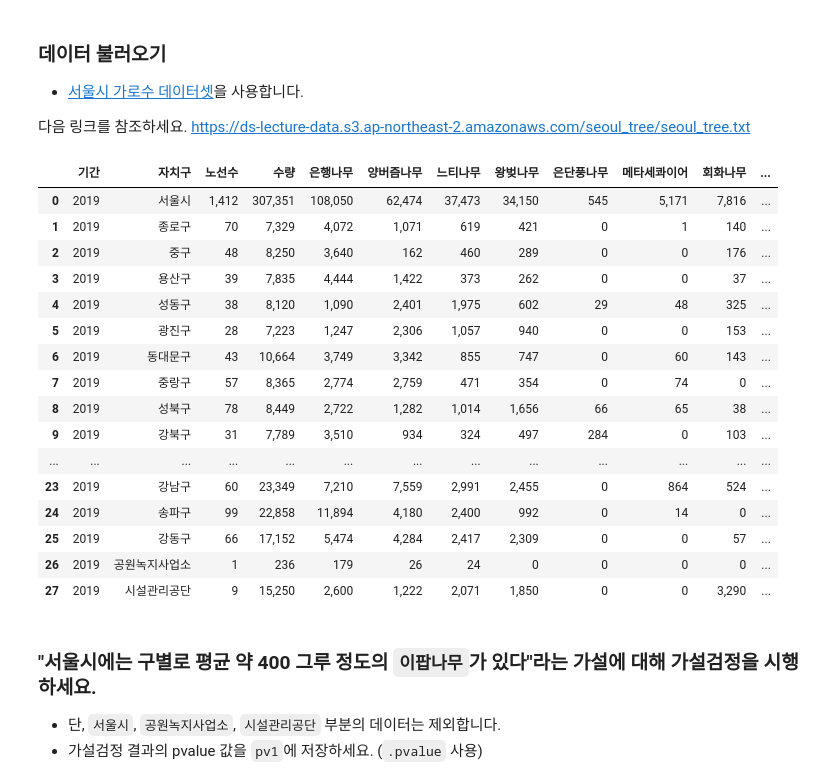
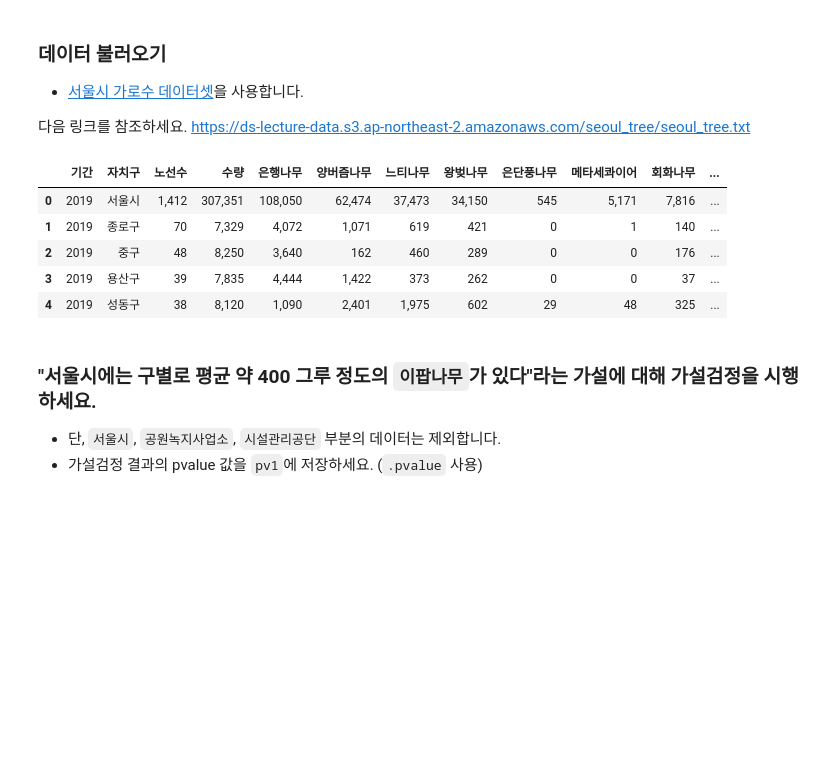
Before and after one commit to ttogle918/ds-zip, a Jupyter notebook: n121-hypothesis-test/n121a-hypothesis-test.ipynb, the cells around one changed output. Drawn from its saved outputs; the diff is of its cells as text; code cells hidden in the pictures; blank space fills up the shorter version.

```diff
--- a/n121-hypothesis-test/n121a-hypothesis-test.ipynb
+++ b/n121-hypothesis-test/n121a-hypothesis-test.ipynb
@@ -19,29 +19,18 @@
 # %%
 # 이 곳에 답안을 작성하시기 바랍니다
 import pandas as pd
 trees = pd.read_csv('https://ds-lecture-data.s3.ap-northeast-2.amazonaws.com/seoul_tree/seoul_tree.txt', sep = '\t', skiprows = 1)
 
 trees = trees.replace({'-':0})
 
-trees
+trees.head()
 # %% [output]
 |  | 기간 | 자치구 | 노선수 | 수량 | 은행나무 | 양버즘나무 | 느티나무 | 왕벚나무 | 은단풍나무 | 메타세콰이어 | 회화나무 | ... |
 | 0 | 2019 | 서울시 | 1,412 | 307,351 | 108,050 | 62,474 | 37,473 | 34,150 | 545 | 5,171 | 7,816 | ... |
 | 1 | 2019 | 종로구 | 70 | 7,329 | 4,072 | 1,071 | 619 | 421 | 0 | 1 | 140 | ... |
 | 2 | 2019 | 중구 | 48 | 8,250 | 3,640 | 162 | 460 | 289 | 0 | 0 | 176 | ... |
 | 3 | 2019 | 용산구 | 39 | 7,835 | 4,444 | 1,422 | 373 | 262 | 0 | 0 | 37 | ... |
 | 4 | 2019 | 성동구 | 38 | 8,120 | 1,090 | 2,401 | 1,975 | 602 | 29 | 48 | 325 | ... |
-| 5 | 2019 | 광진구 | 28 | 7,223 | 1,247 | 2,306 | 1,057 | 940 | 0 | 0 | 153 | ... |
-| 6 | 2019 | 동대문구 | 43 | 10,664 | 3,749 | 3,342 | 855 | 747 | 0 | 60 | 143 | ... |
-| 7 | 2019 | 중랑구 | 57 | 8,365 | 2,774 | 2,759 | 471 | 354 | 0 | 74 | 0 | ... |
-| 8 | 2019 | 성북구 | 78 | 8,449 | 2,722 | 1,282 | 1,014 | 1,656 | 66 | 65 | 38 | ... |
-| 9 | 2019 | 강북구 | 31 | 7,789 | 3,510 | 934 | 324 | 497 | 284 | 0 | 103 | ... |
-| ... | ... | ... | ... | ... | ... | ... | ... | ... | ... | ... | ... | ... |
-| 23 | 2019 | 강남구 | 60 | 23,349 | 7,210 | 7,559 | 2,991 | 2,455 | 0 | 864 | 524 | ... |
-| 24 | 2019 | 송파구 | 99 | 22,858 | 11,894 | 4,180 | 2,400 | 992 | 0 | 14 | 0 | ... |
-| 25 | 2019 | 강동구 | 66 | 17,152 | 5,474 | 4,284 | 2,417 | 2,309 | 0 | 0 | 57 | ... |
-| 26 | 2019 | 공원녹지사업소 | 1 | 236 | 179 | 26 | 24 | 0 | 0 | 0 | 0 | ... |
-| 27 | 2019 | 시설관리공단 | 9 | 15,250 | 2,600 | 1,222 | 2,071 | 1,850 | 0 | 0 | 3,290 | ... |
 # %% [markdown]
 ### "서울시에는 구별로 평균 약 400 그루 정도의 `이팝나무`가 있다"라는 가설에 대해 가설검정을 시행하세요.
 
```
Also changed, not shown: parts of 10 cells of this notebook.
